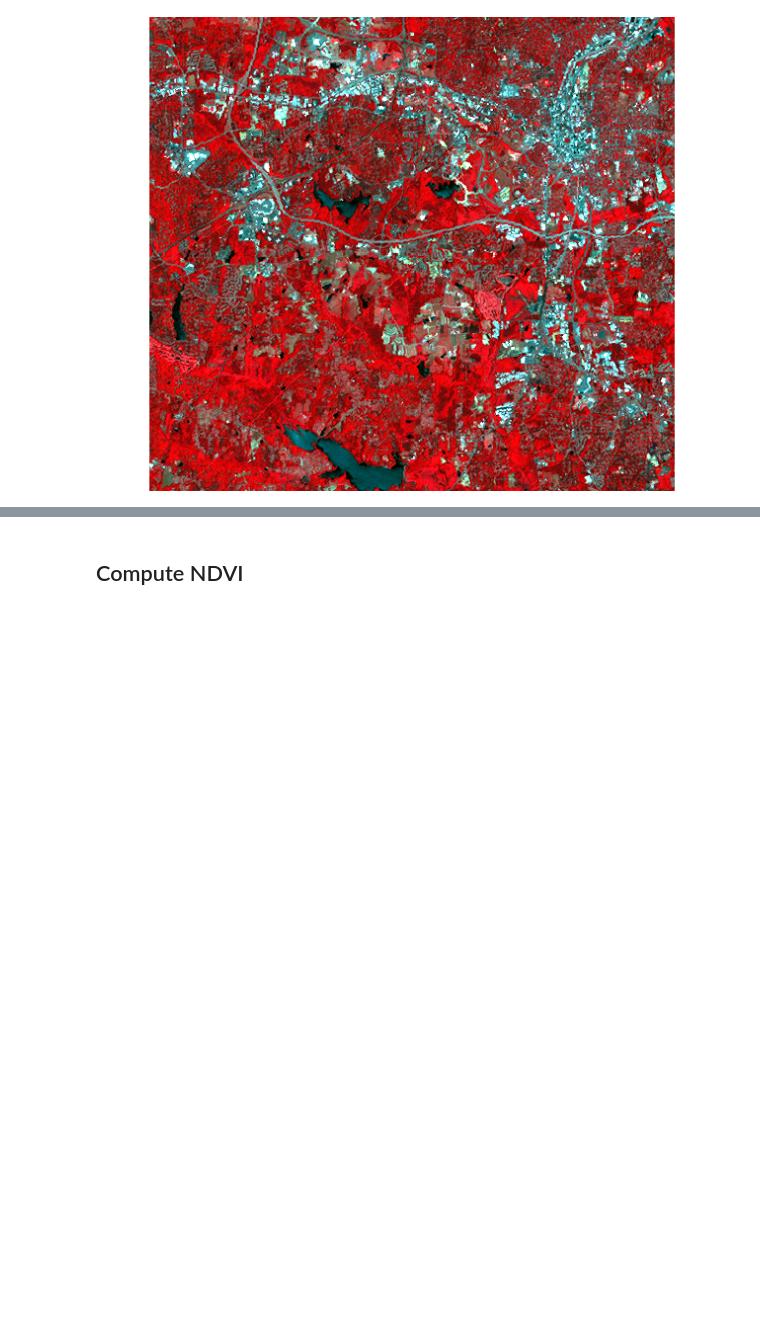
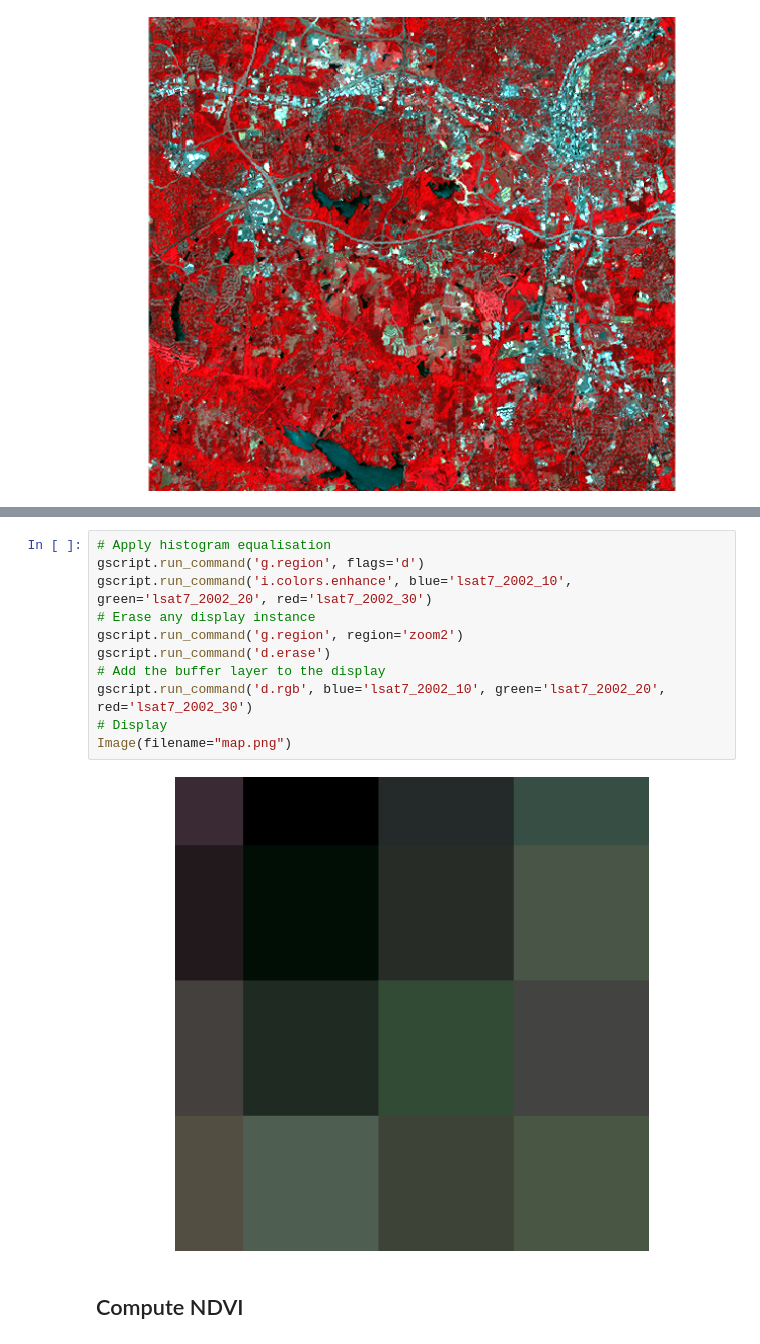
Before and after one commit to tgrippa/Demo_Docker_GRASS_R, a Jupyter notebook: JupyterNotebook/1_OBIA_processing.ipynb, the cells around one changed output, grey strips where cells are left out. Saved outputs shown, nothing was run; the diff lists cells and outputs as text; blank space fills up the shorter version.

```diff
--- a/JupyterNotebook/1_OBIA_processing.ipynb
+++ b/JupyterNotebook/1_OBIA_processing.ipynb
@@ -185,2 +233,15 @@ Image(filename="map.png")
+# %%
+# Apply histogram equalisation
+gscript.run_command('g.region', flags='d')
+gscript.run_command('i.colors.enhance', blue='lsat7_2002_10', green='lsat7_2002_20', red='lsat7_2002_30')
+# Erase any display instance
+gscript.run_command('g.region', region='zoom2')
+gscript.run_command('d.erase')
+# Add the buffer layer to the display
+gscript.run_command('d.rgb', blue='lsat7_2002_10', green='lsat7_2002_20', red='lsat7_2002_30')
+# Display
+Image(filename="map.png")
+# %% [output]
+[figure, added]
 # %% [markdown]
 ## Compute NDVI
```
Also changed, not shown: parts of 44 cells of this notebook, 1 other file.
